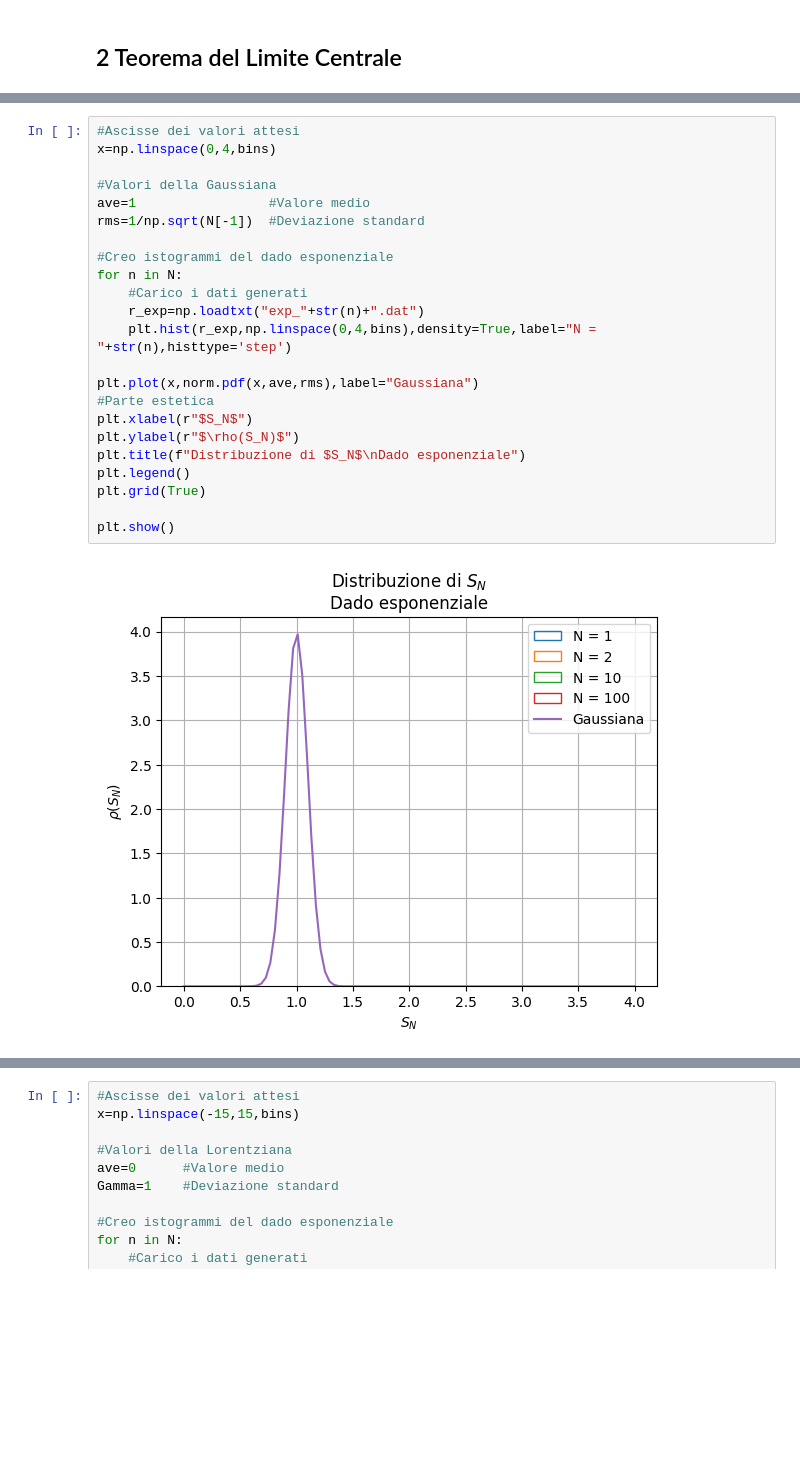
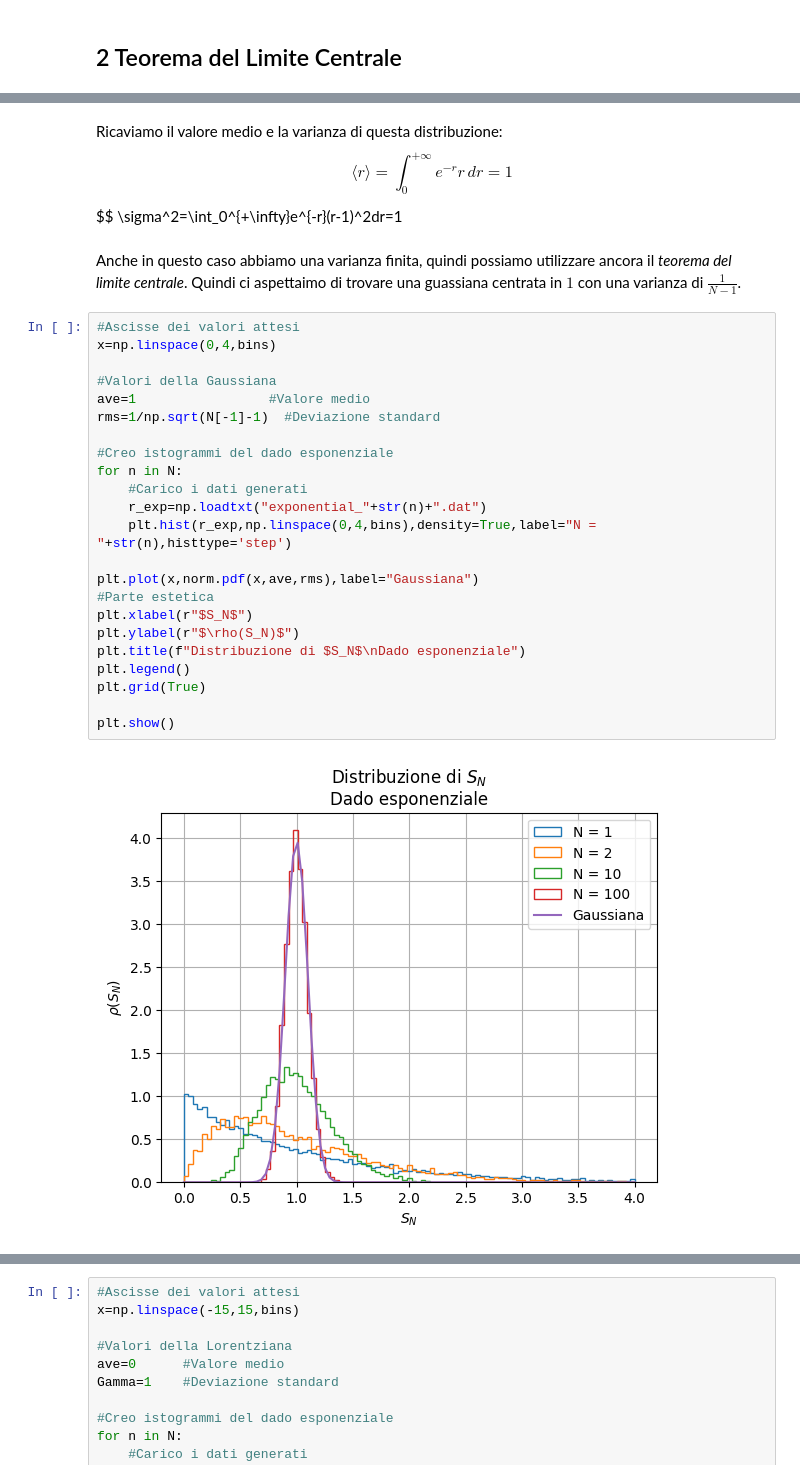
Before and after one commit to sergio-egm/lsn_delivery_exercises, a Jupyter notebook: es1/LSN_Exercises_01.ipynb, the cells around one changed output, grey strips where cells are left out. Saved outputs shown, nothing was run; the diff lists cells and outputs as text; blank space fills up the shorter version.

```diff
--- a/es1/LSN_Exercises_01.ipynb
+++ b/es1/LSN_Exercises_01.ipynb
@@ -196,25 +251,34 @@ plt.show()
+# %% [markdown]
+Ricaviamo il valore medio e la varianza di questa distribuzione:
+$$
+\langle r\rangle = \int_0^{+\infty}e^{-r}r\,dr=1
+$$
+$$
+\sigma^2=\int_0^{+\infty}e^{-r}(r-1)^2dr=1
+# %% [markdown]
+Anche in questo caso abbiamo una varianza finita, quindi possiamo utilizzare ancora il *teorema del limite centrale*.  Quindi ci aspettaimo di trovare una guassiana centrata in $1$ con una varianza di $\frac{1}{N-1}$.
 # %%
 #Ascisse dei valori attesi
 x=np.linspace(0,4,bins)
 
 #Valori della Gaussiana
 ave=1                 #Valore medio
-rms=1/np.sqrt(N[-1])  #Deviazione standard
+rms=1/np.sqrt(N[-1]-1)  #Deviazione standard
 
 #Creo istogrammi del dado esponenziale
 for n in N:
     #Carico i dati generati
-    r_exp=np.loadtxt("exp_"+str(n)+".dat")
+    r_exp=np.loadtxt("exponential_"+str(n)+".dat")
     plt.hist(r_exp,np.linspace(0,4,bins),density=True,label="N = "+str(n),histtype='step')
 
 plt.plot(x,norm.pdf(x,ave,rms),label="Gaussiana")
 #Parte estetica
 plt.xlabel(r"$S_N$")
 plt.ylabel(r"$\rho(S_N)$")
 plt.title(f"Distribuzione di $S_N$\nDado esponenziale")
 plt.legend()
 plt.grid(True)
 
 plt.show()
 # %% [output]
-[figure, old version]
+[figure, new version]
```
Also changed, not shown: parts of 27 cells of this notebook, 16 other files.
